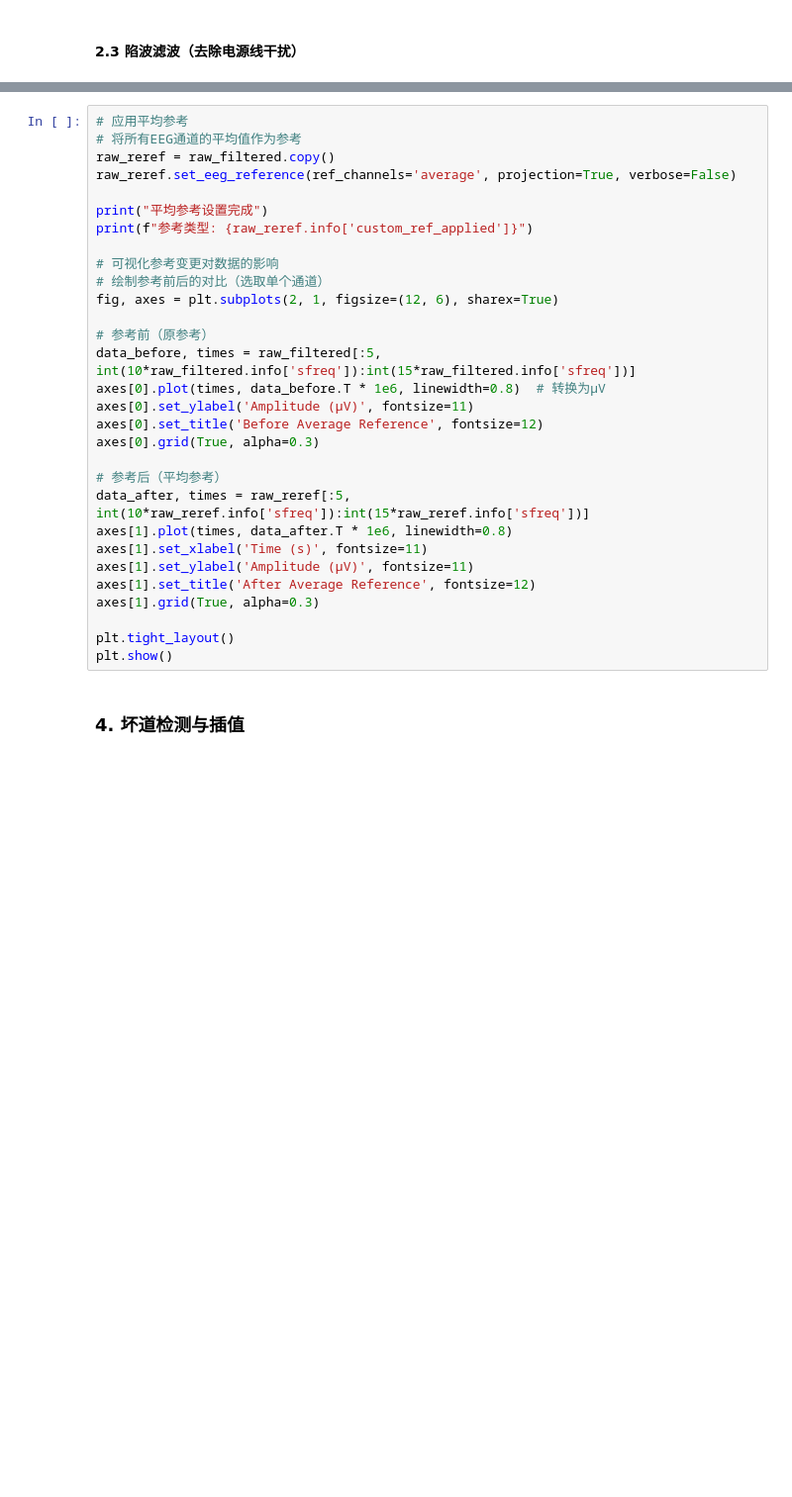
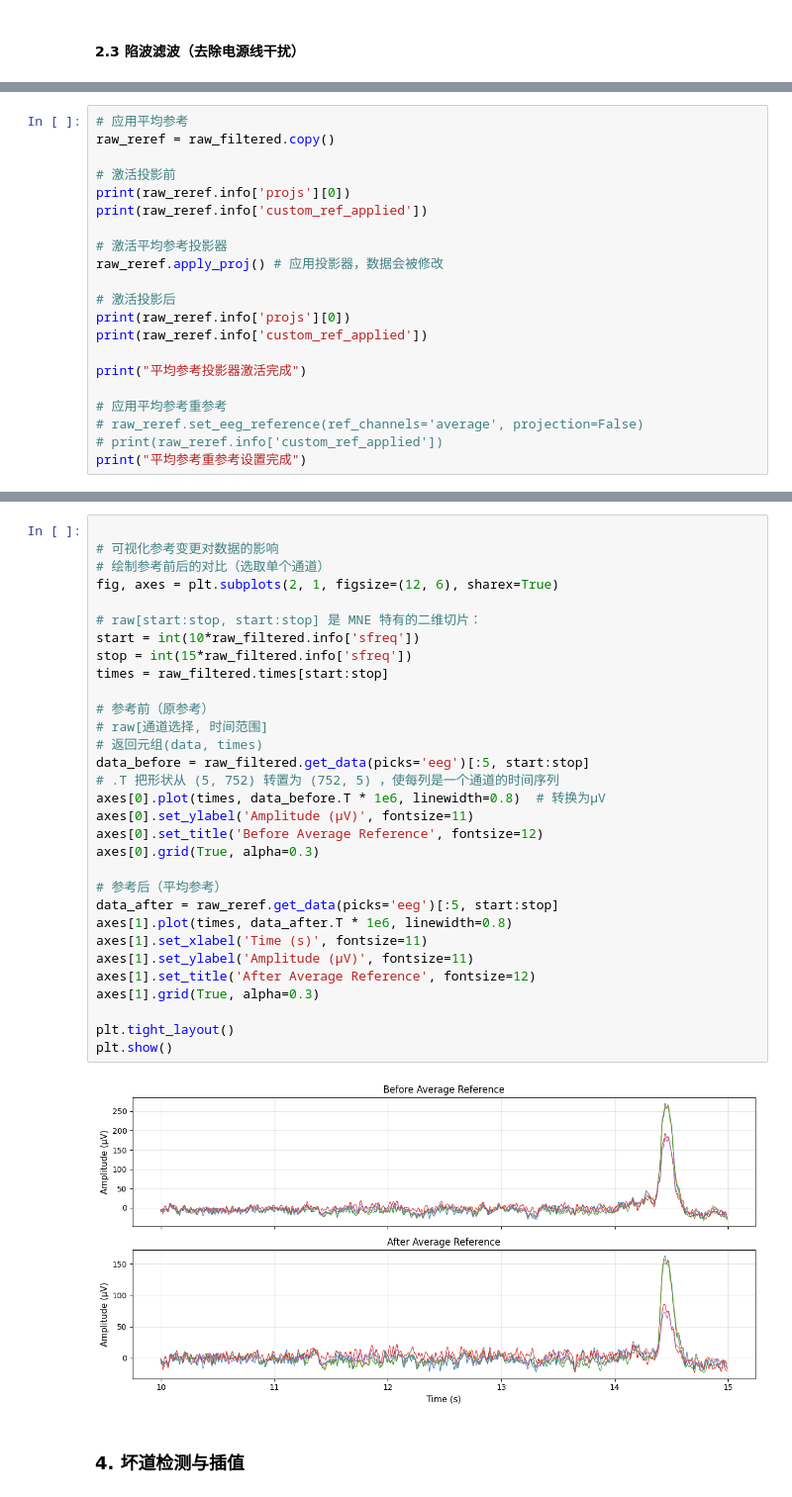
Before and after one commit to usstziyi/ERP-1, a Jupyter notebook: notebooks/Unit_02_EEG_Preprocessing_Basics.ipynb, the cells around one changed output, grey strips where cells are left out. Shown at 99% size. Saved outputs shown, nothing was run; the diff lists cells and outputs as text; blank space fills up the shorter version.

```diff
--- a/notebooks/Unit_02_EEG_Preprocessing_Basics.ipynb
+++ b/notebooks/Unit_02_EEG_Preprocessing_Basics.ipynb
@@ -206,0 +260,21 @@ print(f"陷波滤波完成，去除频率: {freqs_to_notch} Hz")
+# %%
+# 应用平均参考
+raw_reref = raw_filtered.copy()
+
+# 激活投影前
+print(raw_reref.info['projs'][0])
+print(raw_reref.info['custom_ref_applied'])
+
+# 激活平均参考投影器
+raw_reref.apply_proj() # 应用投影器，数据会被修改
+
+# 激活投影后
+print(raw_reref.info['projs'][0])
+print(raw_reref.info['custom_ref_applied'])
+
+print("平均参考投影器激活完成")
+
+# 应用平均参考重参考
+# raw_reref.set_eeg_reference(ref_channels='average', projection=False)
+# print(raw_reref.info['custom_ref_applied'])
+print("平均参考重参考设置完成")
@@ -207,33 +288,36 @@ print(f"陷波滤波完成，去除频率: {freqs_to_notch} Hz")
 # %%
-# 应用平均参考
-# 将所有EEG通道的平均值作为参考
-raw_reref = raw_filtered.copy()
-raw_reref.set_eeg_reference(ref_channels='average', projection=True, verbose=False)
-
-print("平均参考设置完成")
-print(f"参考类型: {raw_reref.info['custom_ref_applied']}")
 
 # 可视化参考变更对数据的影响
 # 绘制参考前后的对比（选取单个通道）
 fig, axes = plt.subplots(2, 1, figsize=(12, 6), sharex=True)
 
+# raw[start:stop, start:stop] 是 MNE 特有的二维切片：
+start = int(10*raw_filtered.info['sfreq'])
+stop = int(15*raw_filtered.info['sfreq'])
+times = raw_filtered.times[start:stop]
+
 # 参考前（原参考）
-data_before, times = raw_filtered[:5, int(10*raw_filtered.info['sfreq']):int(15*raw_filtered.info['sfreq'])]
+# raw[通道选择, 时间范围]
+# 返回元组(data, times)
+data_before = raw_filtered.get_data(picks='eeg')[:5, start:stop]
+# .T 把形状从 (5, 752) 转置为 (752, 5) ，使每列是一个通道的时间序列
 axes[0].plot(times, data_before.T * 1e6, linewidth=0.8)  # 转换为μV
 axes[0].set_ylabel('Amplitude (μV)', fontsize=11)
 axes[0].set_title('Before Average Reference', fontsize=12)
 axes[0].grid(True, alpha=0.3)
 
 # 参考后（平均参考）
-data_after, times = raw_reref[:5, int(10*raw_reref.info['sfreq']):int(15*raw_reref.info['sfreq'])]
+data_after = raw_reref.get_data(picks='eeg')[:5, start:stop]
 axes[1].plot(times, data_after.T * 1e6, linewidth=0.8)
 axes[1].set_xlabel('Time (s)', fontsize=11)
 axes[1].set_ylabel('Amplitude (μV)', fontsize=11)
 axes[1].set_title('After Average Reference', fontsize=12)
 axes[1].grid(True, alpha=0.3)
 
 plt.tight_layout()
 plt.show()
+# %% [output]
+[figure, added]
 # %% [markdown]
 ### 4. 坏道检测与插值
 # %%
```
Also changed, not shown: parts of 19 cells of this notebook.
